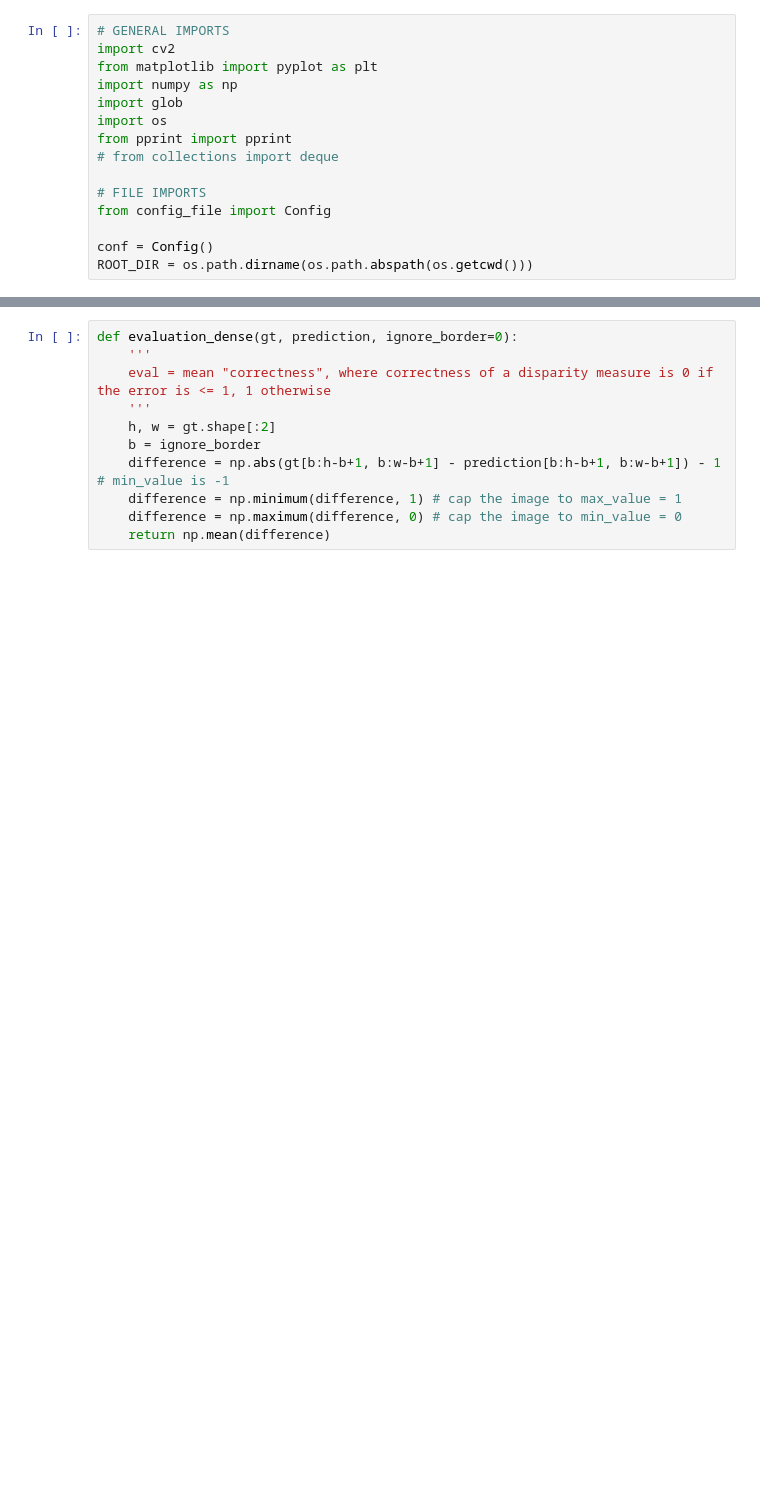
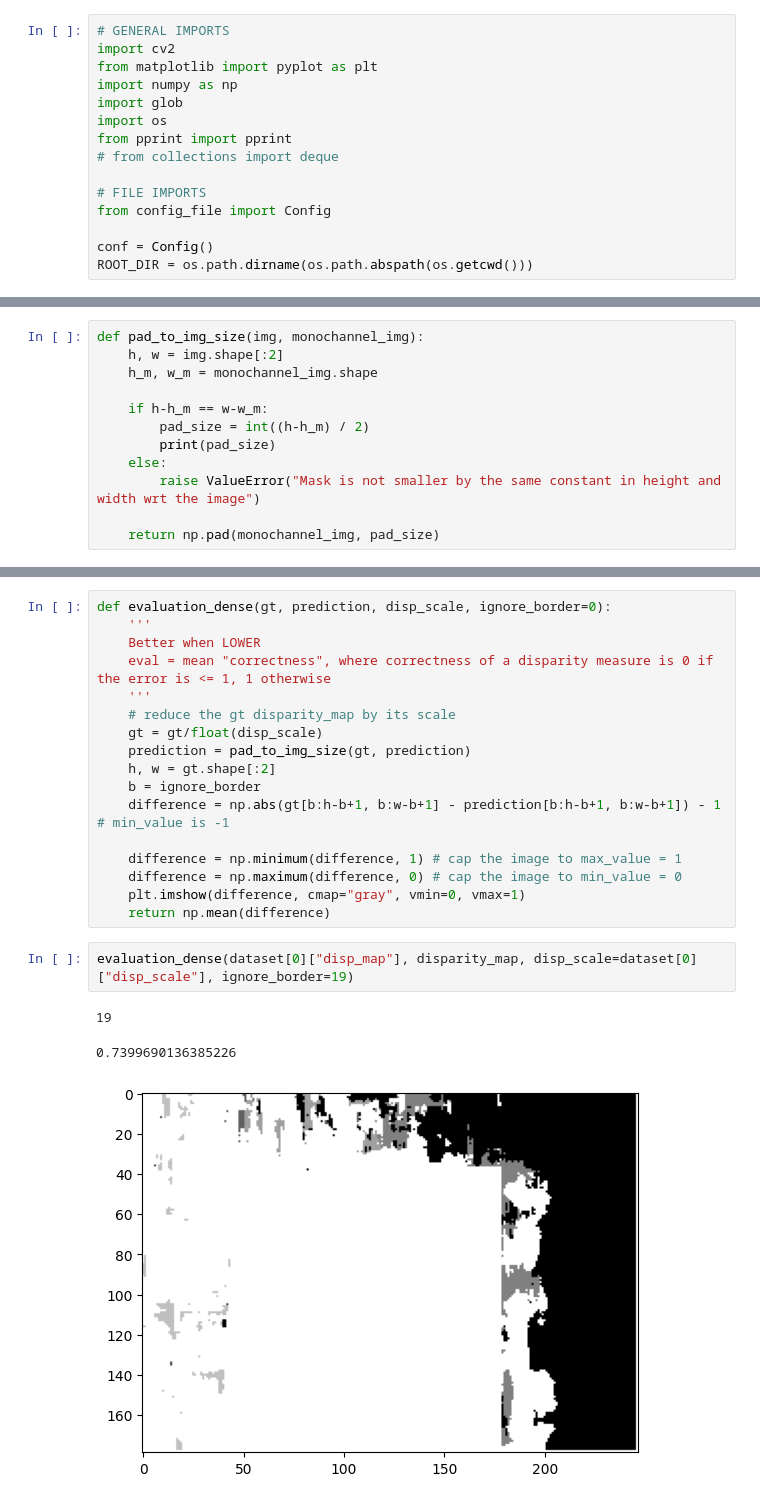
Before and after one commit to MarcelloCeresini/ComputerVision, a Jupyter notebook: src/main.ipynb, the cells around one changed output, grey strips where cells are left out. Cells and saved outputs as stored; diff of their text form; blank space fills up the shorter version.

```diff
--- a/src/main.ipynb
+++ b/src/main.ipynb
@@ -60,3 +101,15 @@ for i, data in enumerate(dataset):
+# %%
+def pad_to_img_size(img, monochannel_img):
+    h, w = img.shape[:2]
+    h_m, w_m = monochannel_img.shape
+
+    if h-h_m == w-w_m:
+        pad_size = int((h-h_m) / 2)
+        print(pad_size)
+    else:
+        raise ValueError("Mask is not smaller by the same constant in height and width wrt the image")
+
+    return np.pad(monochannel_img, pad_size)
 # %%
 def check_img_channels(img1, img2) -> bool:
     '''
@@ -123,14 +227,26 @@ plt.imshow(disparity_map, cmap="grayscale", vmin=0, vmax=255)
 # %%
-def evaluation_dense(gt, prediction, ignore_border=0):
+def evaluation_dense(gt, prediction, disp_scale, ignore_border=0):
     '''
+    Better when LOWER
     eval = mean "correctness", where correctness of a disparity measure is 0 if the error is <= 1, 1 otherwise
     '''
+    # reduce the gt disparity_map by its scale
+    gt = gt/float(disp_scale)
+    prediction = pad_to_img_size(gt, prediction)
     h, w = gt.shape[:2]
     b = ignore_border
     difference = np.abs(gt[b:h-b+1, b:w-b+1] - prediction[b:h-b+1, b:w-b+1]) - 1 # min_value is -1
+
     difference = np.minimum(difference, 1) # cap the image to max_value = 1
     difference = np.maximum(difference, 0) # cap the image to min_value = 0
+    plt.imshow(difference, cmap="gray", vmin=0, vmax=1)
     return np.mean(difference)
+# %%
+evaluation_dense(dataset[0]["disp_map"], disparity_map, disp_scale=dataset[0]["disp_scale"], ignore_border=19)
+# %% [output]
+19
+0.7399690136385226
+[figure, added]
 # %%
 def moravec(img):
     '''
```
Also changed, not shown: parts of 16 cells of this notebook.
